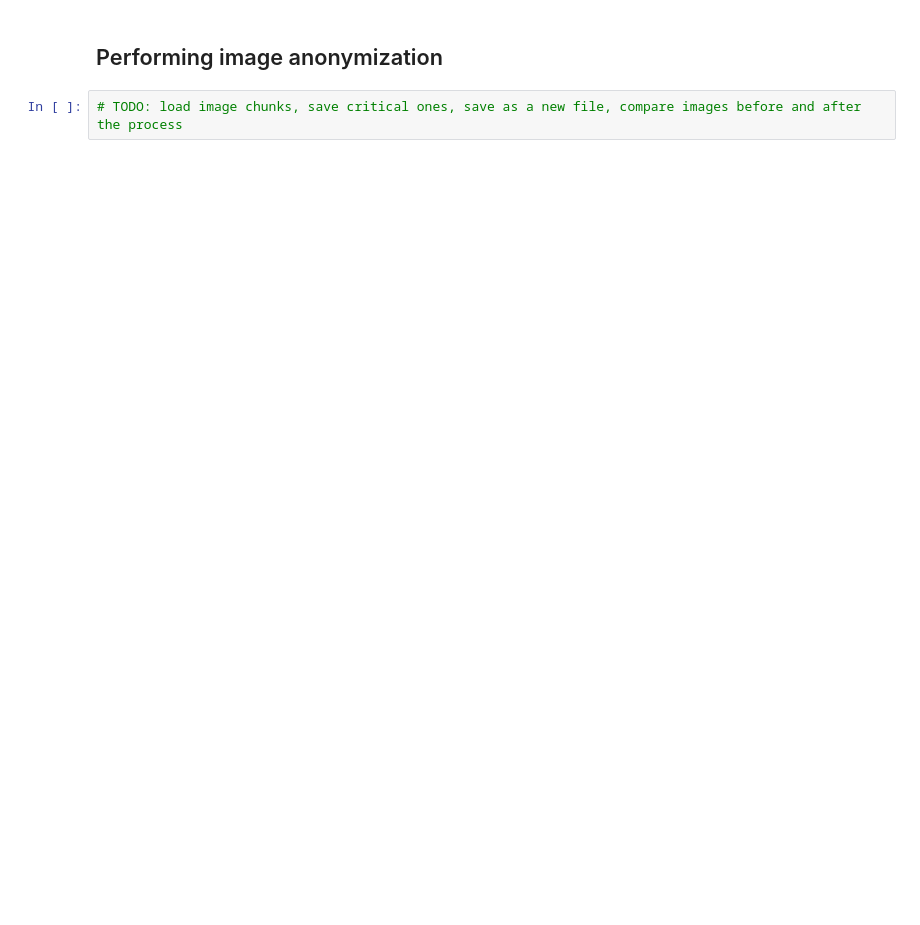
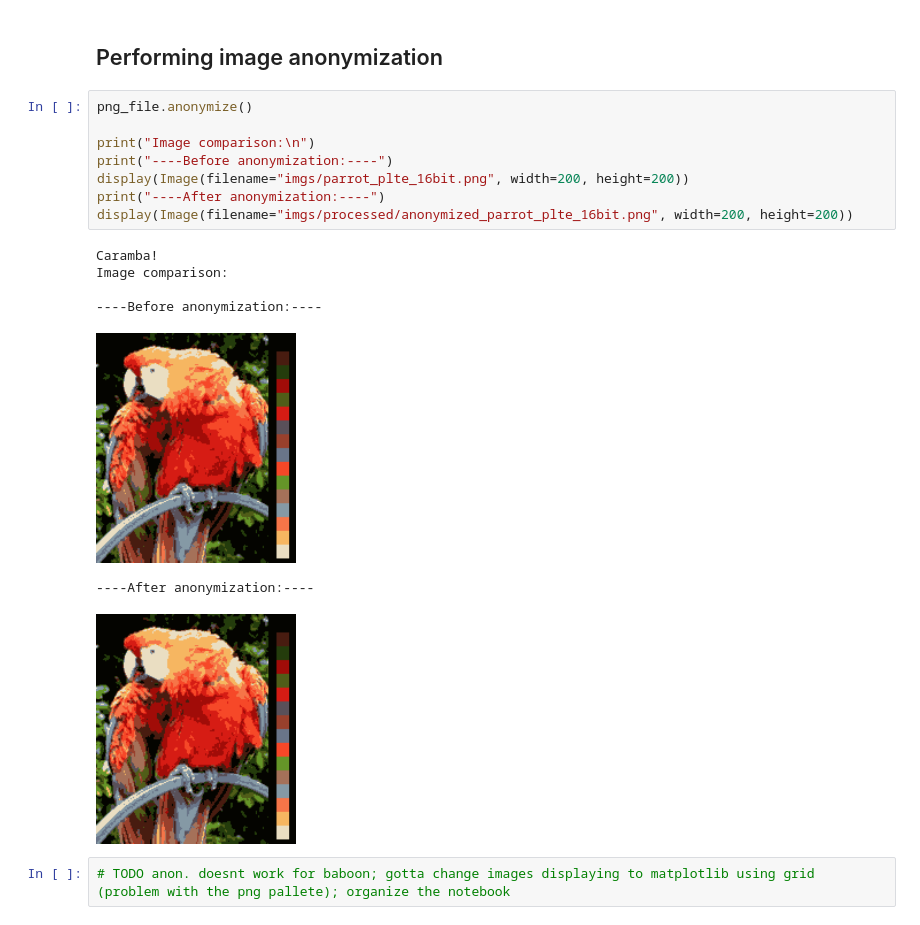
Before and after one commit to kocenko/PNG-Dissection, a Jupyter notebook: PNG_dissection.ipynb, the cells around one changed output. Saved outputs shown, nothing was run; the diff lists cells and outputs as text; blank space fills up the shorter version.

Commit message:
started anonymization

```diff
--- a/PNG_dissection.ipynb
+++ b/PNG_dissection.ipynb
@@ -62,4 +57,20 @@ Chunk IEND was read correctly
 # %% [markdown]
 ## Performing image anonymization
-# %%
-# TODO: load image chunks, save critical ones, save as a new file, compare images before and after the process
+# %%
+png_file.anonymize()
+
+print("Image comparison:\n")
+print("----Before anonymization:----")
+display(Image(filename="imgs/parrot_plte_16bit.png", width=200, height=200))
+print("----After anonymization:----")
+display(Image(filename="imgs/processed/anonymized_parrot_plte_16bit.png", width=200, height=200))
+# %% [output]
+Caramba!
+Image comparison:
+
+----Before anonymization:----
+[figure, added]
+----After anonymization:----
+[figure, added]
+# %%
+# TODO anon. doesnt work for baboon; gotta change images displaying to matplotlib using grid  (problem with the png pallete); organize the notebook
```
Also changed, not shown: parts of 2 cells of this notebook, 4 other files.
